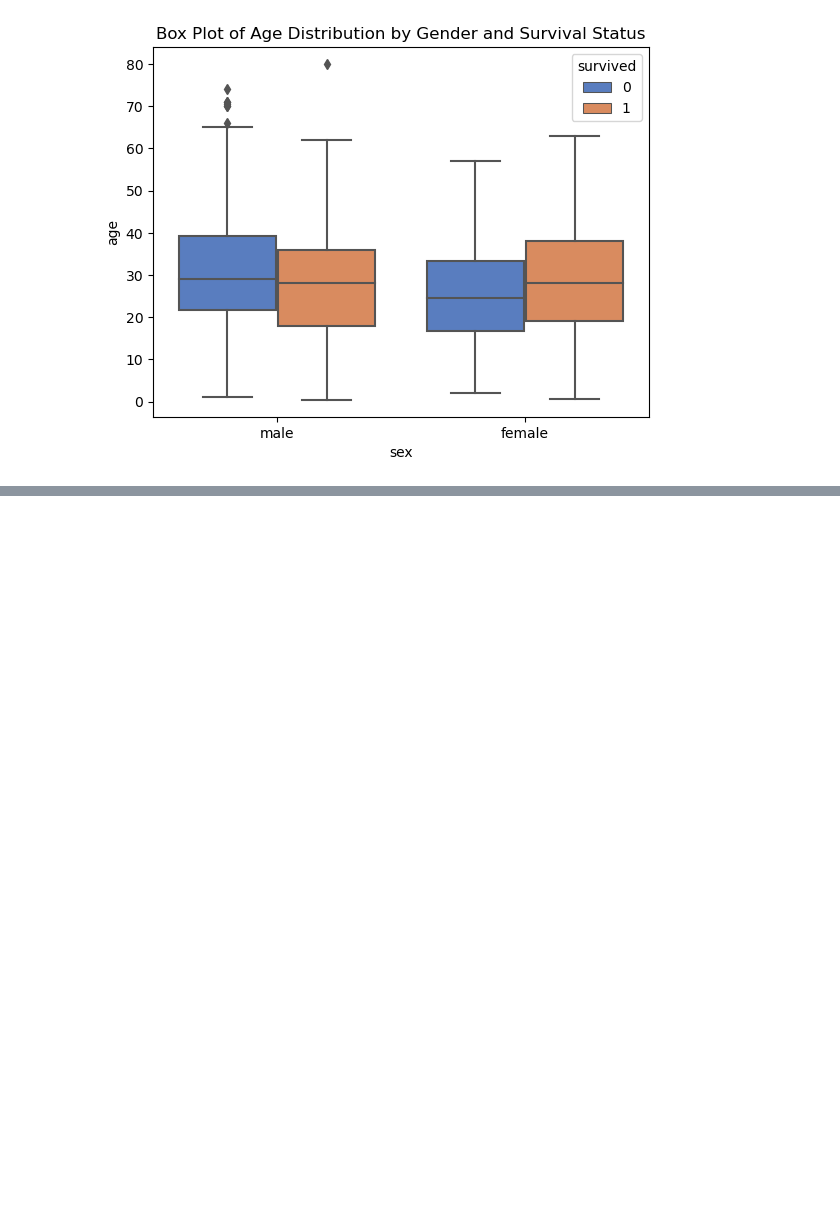
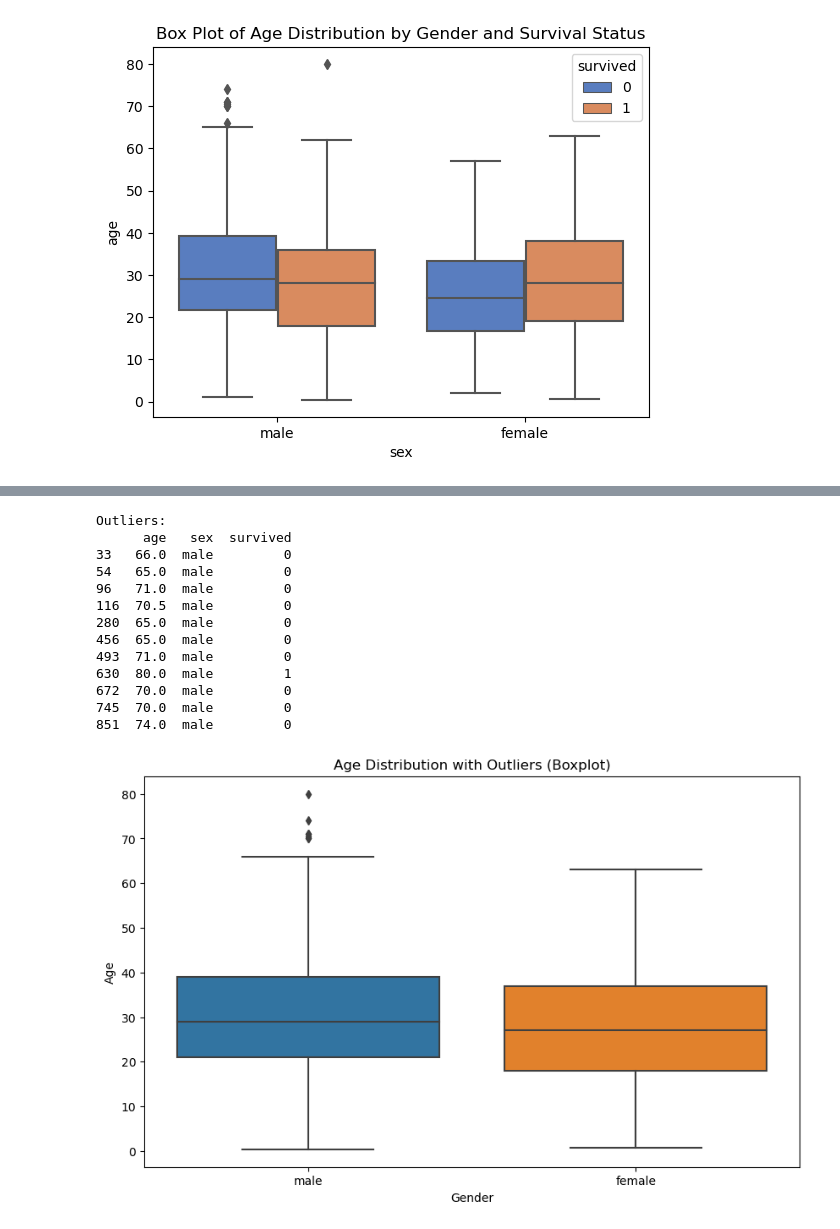
Before and after one commit to shradhasuse/DSBDA, a Jupyter notebook: Practical9.ipynb, the cells around one changed output, grey strips where cells are left out. Saved outputs shown, nothing was run; the diff lists cells and outputs as text; code cells hidden in the pictures; blank space fills up the shorter version.

```diff
--- a/Practical9.ipynb
+++ b/Practical9.ipynb
@@ -12,0 +24,46 @@ plt.show()
+# %%
+#Drop rows with missing 'age' values
+titanic_cleaned = titanic.dropna(subset=['age'])
+
+# Calculate the IQR for the 'age' column
+Q1 = titanic_cleaned['age'].quantile(0.25)  # 25th percentile
+Q3 = titanic_cleaned['age'].quantile(0.75)  # 75th percentile
+IQR = Q3 - Q1  # Interquartile range
+
+# Calculate the lower and upper bounds for outliers
+lower_bound = Q1 - 1.5 * IQR
+upper_bound = Q3 + 1.5 * IQR
+
+# Identify the outliers
+outliers = titanic_cleaned[(titanic_cleaned['age'] < lower_bound) | (titanic_cleaned['age'] > upper_bound)]
+
+# Print out the outliers
+print("Outliers:")
+print(outliers[['age', 'sex', 'survived']])
+
+# Plot the boxplot to visually show outliers
+plt.figure(figsize=(10, 6))
+sns.boxplot(x='sex', y='age', data=titanic_cleaned)
+
+# Add labels and title
+plt.title('Age Distribution with Outliers (Boxplot)')
+plt.xlabel('Gender')
+plt.ylabel('Age')
+
+# Display the plot
+plt.show()
+# %% [output]
+Outliers:
+      age   sex  survived
+33   66.0  male         0
+54   65.0  male         0
+96   71.0  male         0
+116  70.5  male         0
+280  65.0  male         0
+456  65.0  male         0
+493  71.0  male         0
+630  80.0  male         1
+672  70.0  male         0
+745  70.0  male         0
+851  74.0  male         0
+[figure, added]
```
Also changed, not shown: parts of 4 cells of this notebook.
